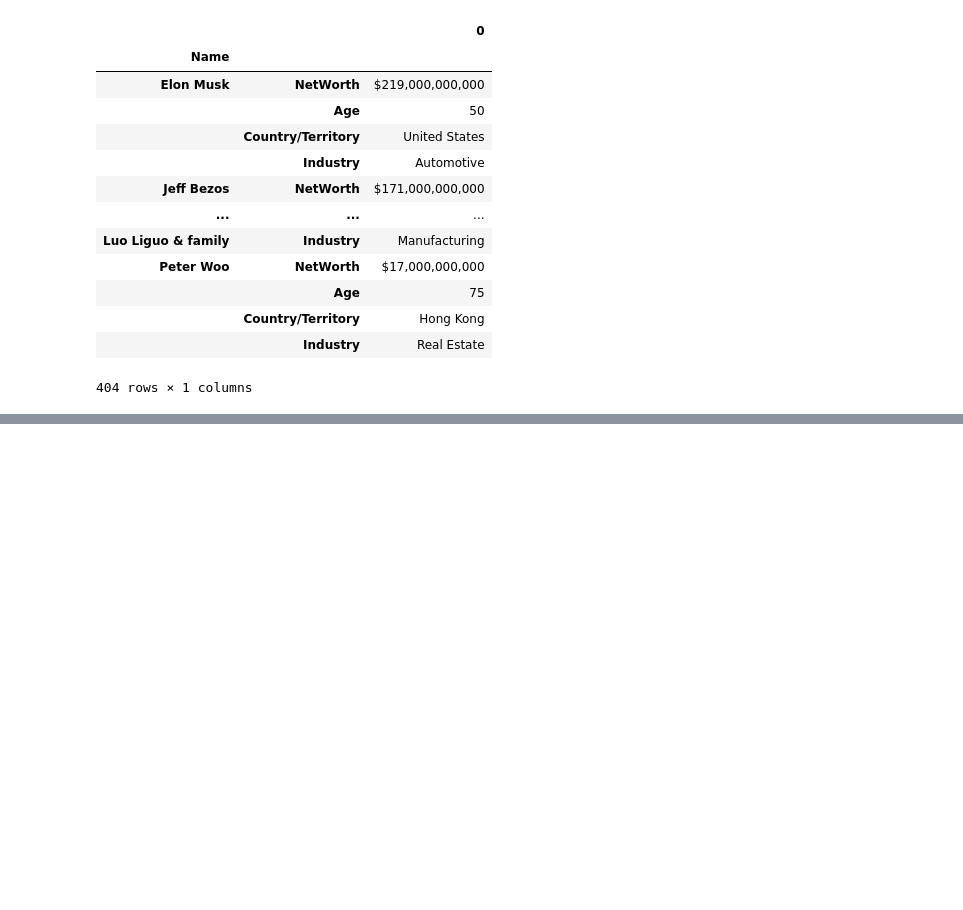
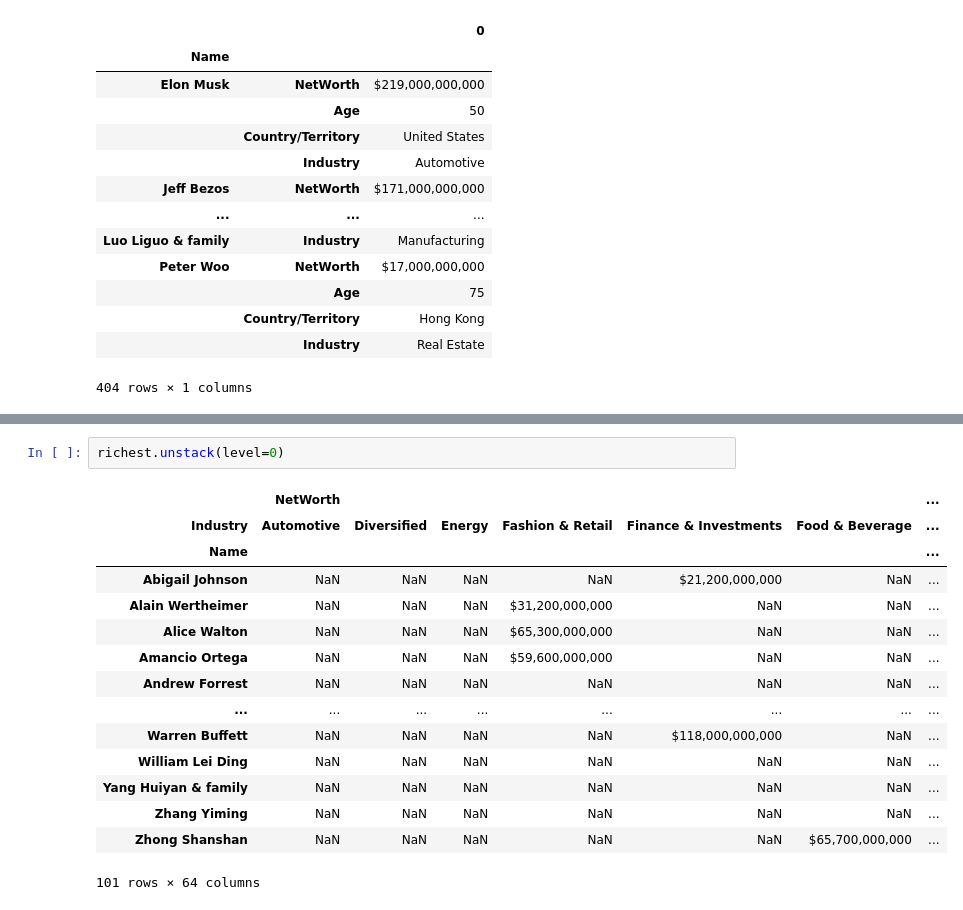
Before and after one commit to RastislavRadocha/JupyterNotebook, a Jupyter notebook: DataFrames/Reshaping Datasets/stack(), unstack().ipynb, the cells around one changed output, grey strips where cells are left out. Saved outputs shown, nothing was run; the diff lists cells and outputs as text; blank space fills up the shorter version.

```diff
--- a/DataFrames/Reshaping Datasets/stack(), unstack().ipynb
+++ b/DataFrames/Reshaping Datasets/stack(), unstack().ipynb
@@ -56,0 +169,18 @@ pd.DataFrame(richest)
+# %%
+richest.unstack(level=0)
+# %% [output]
+|  | NetWorth |  |  |  |  |  | ... |
+| Industry | Automotive | Diversified | Energy | Fashion & Retail | Finance & Investments | Food & Beverage | ... |
+| Name |  |  |  |  |  |  | ... |
+| Abigail Johnson | NaN | NaN | NaN | NaN | $21,200,000,000 | NaN | ... |
+| Alain Wertheimer | NaN | NaN | NaN | $31,200,000,000 | NaN | NaN | ... |
+| Alice Walton | NaN | NaN | NaN | $65,300,000,000 | NaN | NaN | ... |
+| Amancio Ortega | NaN | NaN | NaN | $59,600,000,000 | NaN | NaN | ... |
+| Andrew Forrest | NaN | NaN | NaN | NaN | NaN | NaN | ... |
+| ... | ... | ... | ... | ... | ... | ... | ... |
+| Warren Buffett | NaN | NaN | NaN | NaN | $118,000,000,000 | NaN | ... |
+| William Lei Ding | NaN | NaN | NaN | NaN | NaN | NaN | ... |
+| Yang Huiyan & family | NaN | NaN | NaN | NaN | NaN | NaN | ... |
+| Zhang Yiming | NaN | NaN | NaN | NaN | NaN | NaN | ... |
+| Zhong Shanshan | NaN | NaN | NaN | NaN | NaN | $65,700,000,000 | ... |
+101 rows × 64 columns
```
Also changed, not shown: parts of 7 cells of this notebook, 8 other files.
